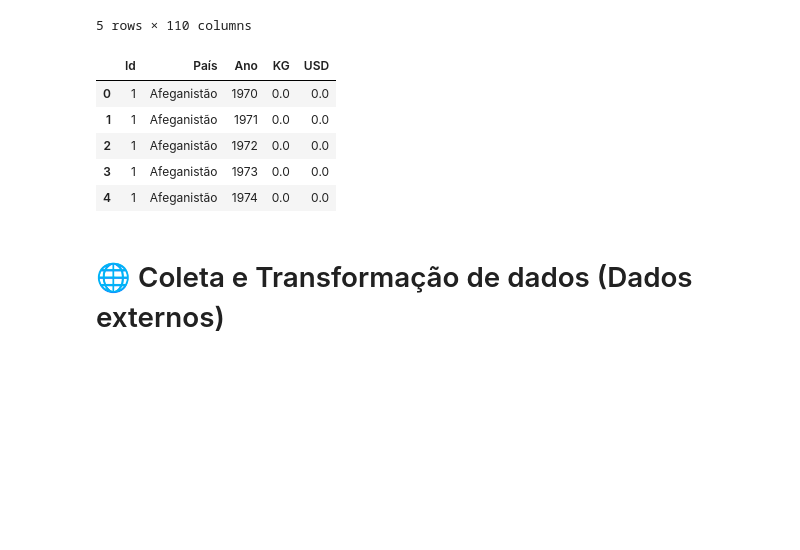
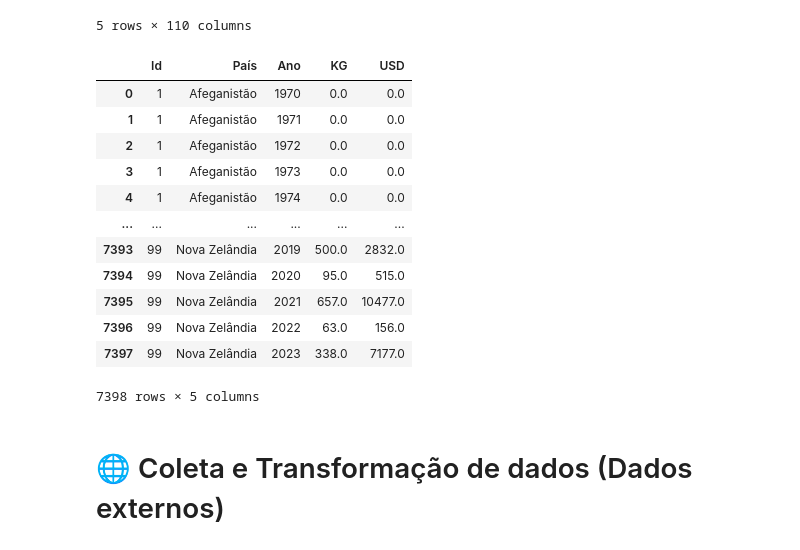
Before and after one commit to gnunes-io/etl_vinicula, a Jupyter notebook: ETL_FiapChall.ipynb, the cells around one changed output. Drawn from its saved outputs; the diff is of its cells as text; code cells hidden in the pictures; blank space fills up the shorter version.

```diff
--- a/ETL_FiapChall.ipynb
+++ b/ETL_FiapChall.ipynb
@@ -392,7 +392,7 @@ importacao
 ###🔹 Dados de Exportacao
 # %%
 # Importando exportacao.csv
-exportacao = pd.read_csv('/content/drive/MyDrive/Multimedia/Tech Challenge - 10DTAT/Exportacao.csv', sep=';', encoding='utf-8')
+exportacao = pd.read_csv('/content/drive/MyDrive/FIAP/Dados Vinícula/Exportacao.csv', sep=';', encoding='utf-8')
 # %%
 exportacao.head()
 # %% [output]
@@ -417,34 +417,41 @@ exportacao['Tipo'] = exportacao['Tipo'].map({False: 'KG', True: 'USD'})
 
 # Limpando o ano (remove .1 via regex)
 exportacao['Ano'] = exportacao['Ano'].astype(str).str.replace(r'\.1$', '', regex=True)
 
 # Aplicando política de tipagem
 exportacao = exportacao.astype({
     'Id': 'string',
     'País': 'string',
     'Ano': 'int64',
     'Valor': 'float'
 })
 
 # Pivotando para abrir colunas KG e USD
 exportacao = exportacao.pivot_table(
     index=['Id', 'País', 'Ano'],
     columns='Tipo',
     values='Valor',
     aggfunc='sum'
 ).reset_index()
 
 # Ajustando o nome das colunas
 exportacao.columns.name = None
 
-exportacao.head()
+exportacao
 # %% [output]
 |  | Id | País | Ano | KG | USD |
 | 0 | 1 | Afeganistão | 1970 | 0.0 | 0.0 |
 | 1 | 1 | Afeganistão | 1971 | 0.0 | 0.0 |
 | 2 | 1 | Afeganistão | 1972 | 0.0 | 0.0 |
 | 3 | 1 | Afeganistão | 1973 | 0.0 | 0.0 |
 | 4 | 1 | Afeganistão | 1974 | 0.0 | 0.0 |
+| ... | ... | ... | ... | ... | ... |
+| 7393 | 99 | Nova Zelândia | 2019 | 500.0 | 2832.0 |
+| 7394 | 99 | Nova Zelândia | 2020 | 95.0 | 515.0 |
+| 7395 | 99 | Nova Zelândia | 2021 | 657.0 | 10477.0 |
+| 7396 | 99 | Nova Zelândia | 2022 | 63.0 | 156.0 |
+| 7397 | 99 | Nova Zelândia | 2023 | 338.0 | 7177.0 |
+7398 rows × 5 columns
 # %% [markdown]
 # 🌐 Coleta e Transformação de dados (Dados externos)
 # %% [markdown]
```
Also changed, not shown: parts of 5 cells of this notebook.
